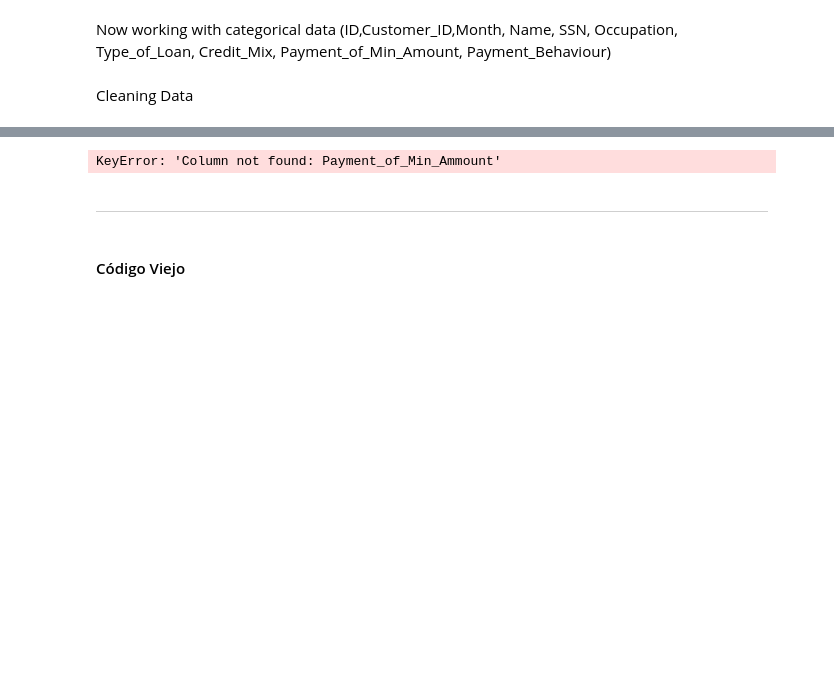
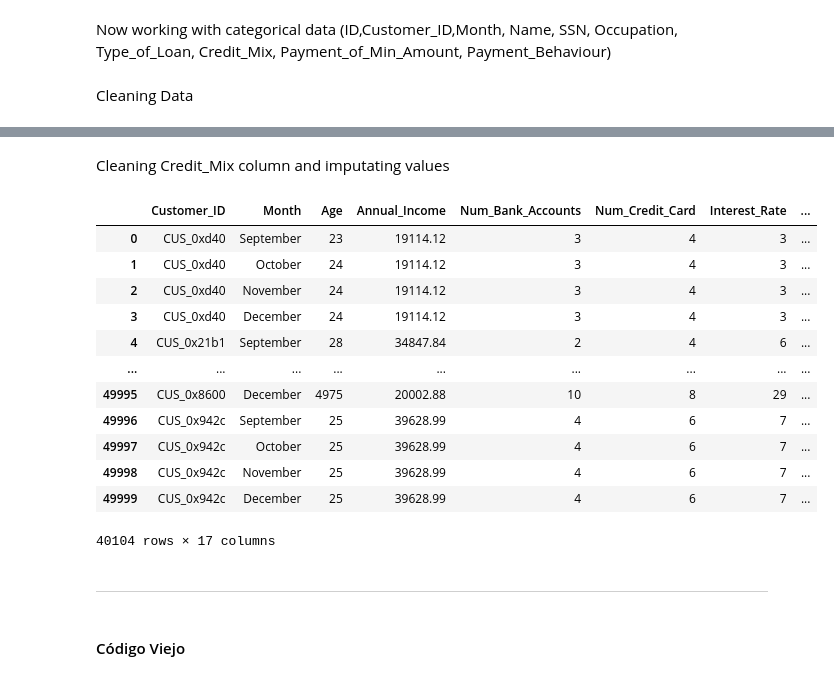
Before and after one commit to mau-JS/OracleML, a Jupyter notebook: CreditML.ipynb, the cells around one changed output, grey strips where cells are left out. Saved outputs shown, nothing was run; the diff lists cells and outputs as text; code cells hidden in the pictures; blank space fills up the shorter version.

Commit message:
making first categorical cleaning

```diff
--- a/CreditML.ipynb
+++ b/CreditML.ipynb
@@ -560,13 +519,30 @@ KeyError: 'Column not found: Name'
-# %%
-df['Ocuppation'] = df.groupby('Customer_ID')['Occupation'].apply(lambda x: x.fillna(x.mode()[0] if not x.mode().empty else np.nan)).reset_index(drop=True)
-# %%
-df['Credit_Mix'] = df.groupby('Customer_ID')['Credit_Mix'].apply(lambda x: x.fillna(x.mode()[0] if not x.mode().empty else np.nan)).reset_index(drop=True)
-# %%
-df['Payment_of_Min_Ammount'] = df.groupby('Customer_ID')['Payment_of_Min_Ammount'].apply(lambda x: x.fillna(x.mode()[0] if not x.mode().empty else np.nan)).reset_index(drop=True)
-# %% [output]
-KeyError: 'Column not found: Payment_of_Min_Ammount'
-# %%
-df['Payment_Behaviour'] = df.groupby('Customer_ID')['Payment_Behaviour'].apply(lambda x: x.fillna(x.mode()[0] if not x.mode().empty else np.nan)).reset_index(drop=True)
+# %% [markdown]
+Cleaning Credit_Mix column and imputating values
+# %%
+# Replace underscores with NaN
+df['Credit_Mix'].replace('_', np.nan, inplace=True)
+
+# Fill NaN for customers with one row with the mode of all customers
+df['Credit_Mix'] = df.groupby('Customer_ID')['Credit_Mix'].transform(fill_with_mode)
+
+# Remove rows where all values for a specific 'Customer_ID' in the 'Credit_Mix' column are NaN
+df = df[~df.groupby('Customer_ID')['Credit_Mix'].transform(lambda x: x.isna().all())]
+
+df
+# %% [output]
+|  | Customer_ID | Month | Age | Annual_Income | Num_Bank_Accounts | Num_Credit_Card | Interest_Rate | ... |
+| 0 | CUS_0xd40 | September | 23 | 19114.12 | 3 | 4 | 3 | ... |
+| 1 | CUS_0xd40 | October | 24 | 19114.12 | 3 | 4 | 3 | ... |
+| 2 | CUS_0xd40 | November | 24 | 19114.12 | 3 | 4 | 3 | ... |
+| 3 | CUS_0xd40 | December | 24 | 19114.12 | 3 | 4 | 3 | ... |
+| 4 | CUS_0x21b1 | September | 28 | 34847.84 | 2 | 4 | 6 | ... |
+| ... | ... | ... | ... | ... | ... | ... | ... | ... |
+| 49995 | CUS_0x8600 | December | 4975 | 20002.88 | 10 | 8 | 29 | ... |
+| 49996 | CUS_0x942c | September | 25 | 39628.99 | 4 | 6 | 7 | ... |
+| 49997 | CUS_0x942c | October | 25 | 39628.99 | 4 | 6 | 7 | ... |
+| 49998 | CUS_0x942c | November | 25 | 39628.99 | 4 | 6 | 7 | ... |
+| 49999 | CUS_0x942c | December | 25 | 39628.99 | 4 | 6 | 7 | ... |
+40104 rows × 17 columns
 # %% [markdown]
 ---
 # %% [markdown]
```
Also changed, not shown: parts of 7 cells of this notebook.
